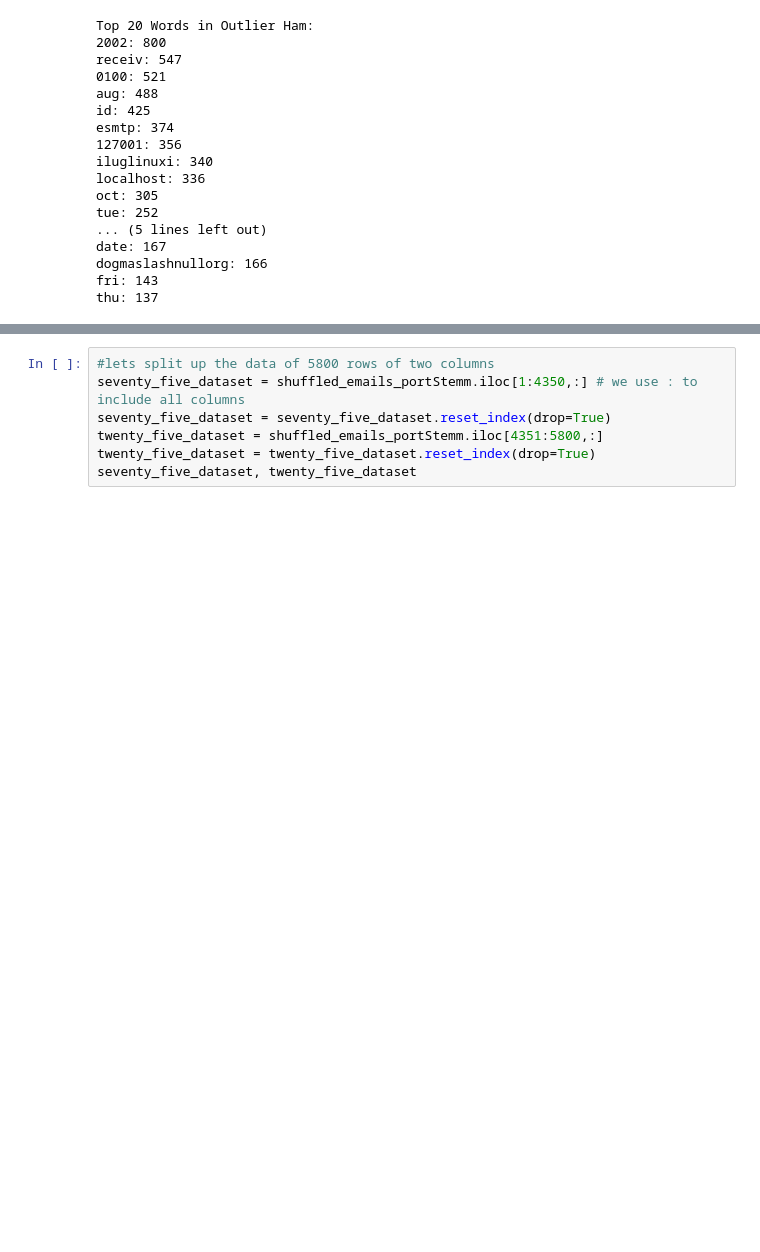
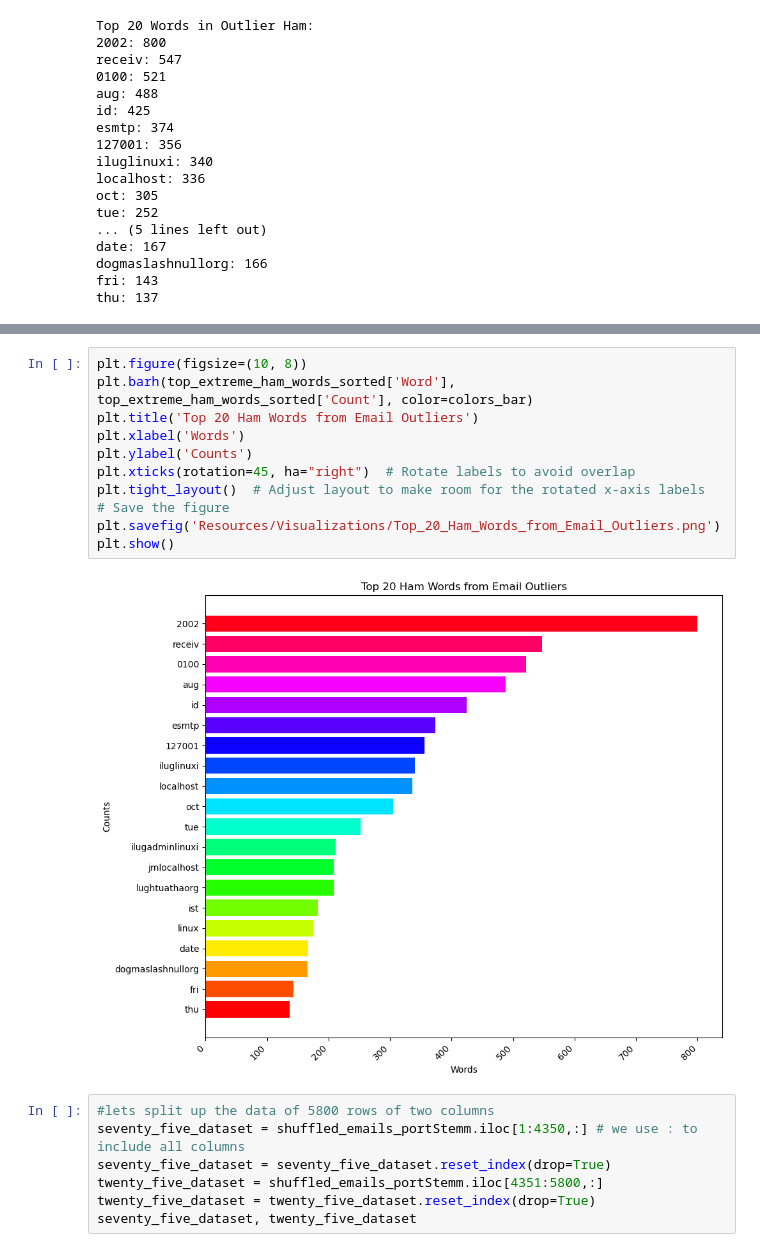
Before and after one commit to vincehsanchez/bestspamfilter, a Jupyter notebook: portStemmEDA.ipynb, the cells around one changed output, grey strips where cells are left out. Cells and saved outputs as stored; diff of their text form; blank space fills up the shorter version.

```diff
--- a/portStemmEDA.ipynb
+++ b/portStemmEDA.ipynb
@@ -367,3 +386,16 @@ thu: 137
+# %%
+plt.figure(figsize=(10, 8))
+plt.barh(top_extreme_ham_words_sorted['Word'], top_extreme_ham_words_sorted['Count'], color=colors_bar)
+plt.title('Top 20 Ham Words from Email Outliers')
+plt.xlabel('Words')
+plt.ylabel('Counts')
+plt.xticks(rotation=45, ha="right")  # Rotate labels to avoid overlap
+plt.tight_layout()  # Adjust layout to make room for the rotated x-axis labels
+# Save the figure
+plt.savefig('Resources/Visualizations/Top_20_Ham_Words_from_Email_Outliers.png')
+plt.show()
+# %% [output]
+[figure, added]
 # %%
 #lets split up the data of 5800 rows of two columns
 seventy_five_dataset = shuffled_emails_portStemm.iloc[1:4350,:] # we use : to include all columns
```
Also changed, not shown: parts of 7 cells of this notebook, 4 other files.
